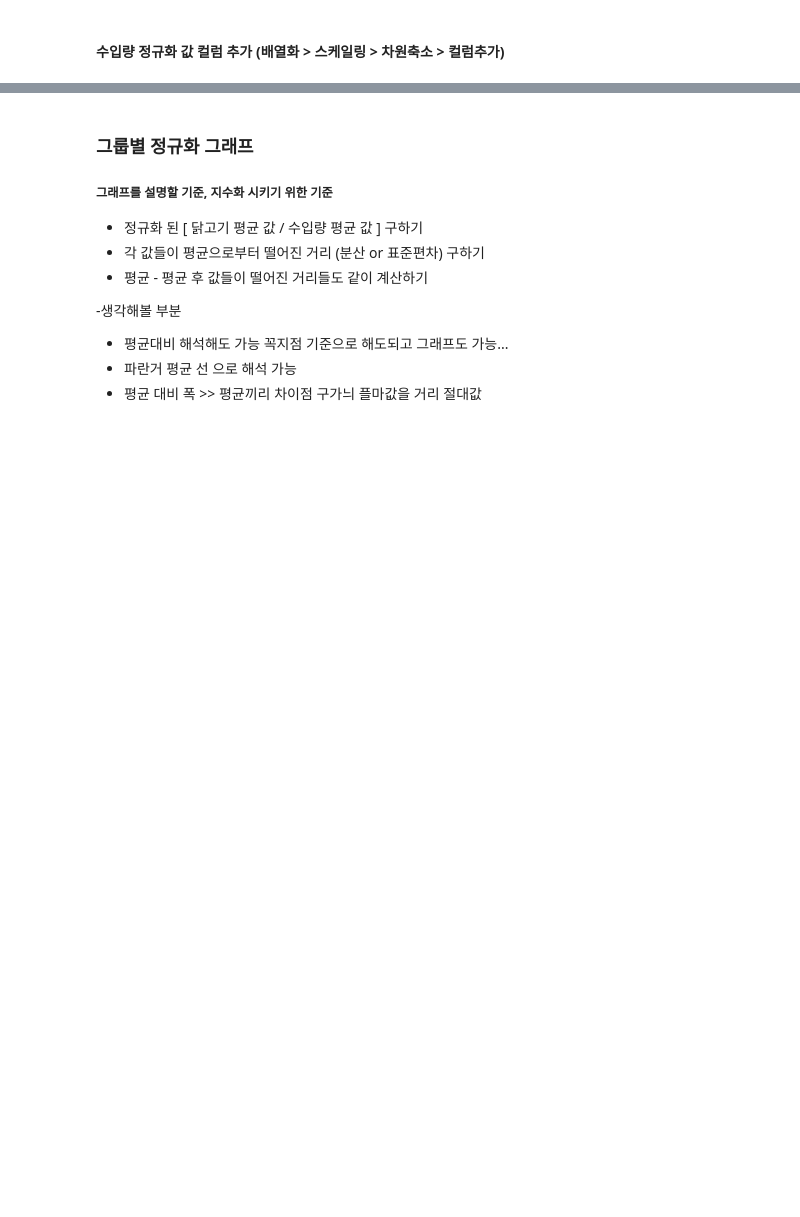
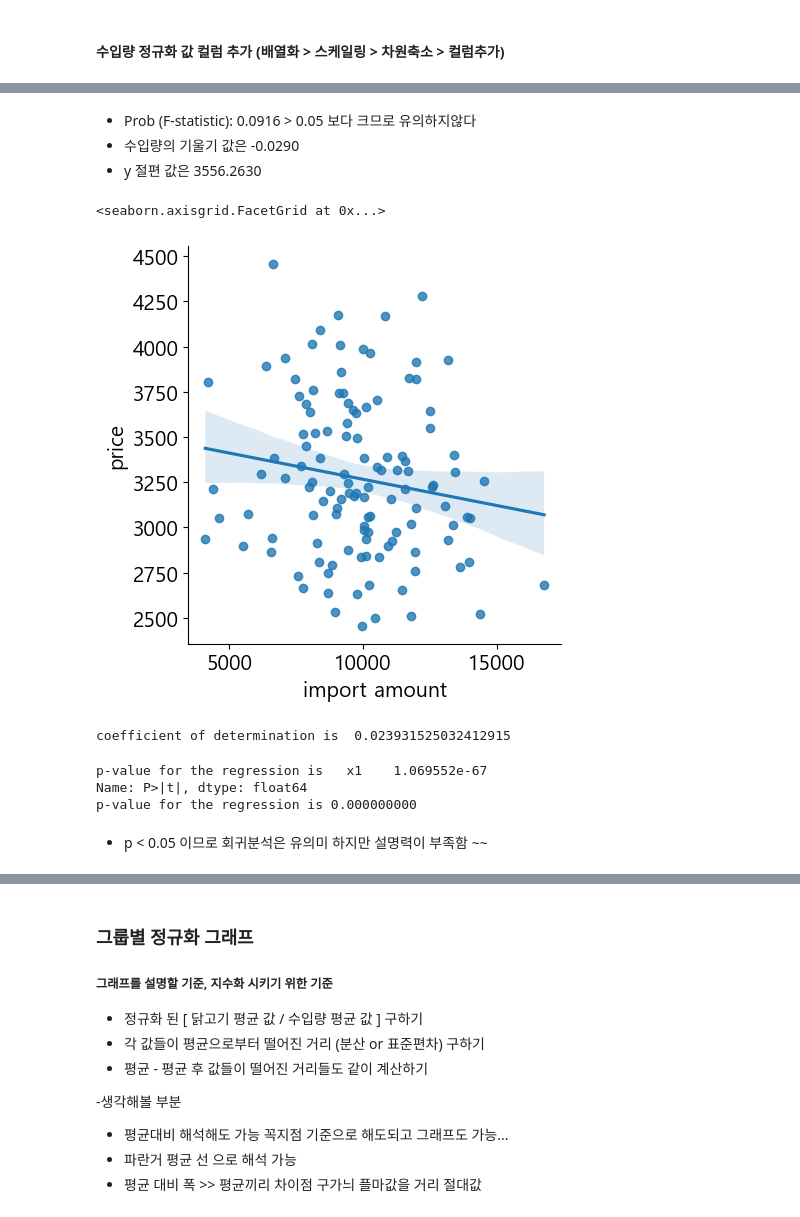
Before and after one commit to fin-special/chicken_price_prediction, a Jupyter notebook: 데이터전처리/yubin.ipynb, the cells around one changed output, grey strips where cells are left out. Saved outputs shown, nothing was run; the diff lists cells and outputs as text; code cells hidden in the pictures; blank space fills up the shorter version.

```diff
--- a/데이터전처리/yubin.ipynb
+++ b/데이터전처리/yubin.ipynb
@@ -698,0 +670,43 @@ plt.show()
+# %% [markdown]
+- Prob (F-statistic):	0.0916 > 0.05 보다 크므로 유의하지않다
+- 수입량의 기울기 값은 -0.0290
+- y 절편 값은 3556.2630
+# %%
+sns.lmplot(x='import amount', y='price', data=price_income_df)
+# %% [output]
+<seaborn.axisgrid.FacetGrid at 0x...>
+[figure, added]
+# %%
+# 통계량 분석위한 라이브러리 가져오기
+
+from sklearn.linear_model import LinearRegression
+
+# 데이터 행렬로 만들기
+
+income_amount = np.array(price_income_df.loc[:, 'import_amount']).reshape((-1,1))
+price = np.array(price_income_df.loc[:, 'price']).reshape((-1,1))
+
+# function 사용하여 선형회귀선 값 나타내기
+
+model = LinearRegression()
+model.fit(income_amount, price)
+r_sq = model.score(income_amount, price)
+print ('coefficient of determination is ', r_sq)
+# %% [output]
+coefficient of determination is  0.023931525032412915
+# %%
+# p-value 계산하기
+
+import statsmodels.api as sm
+mod = sm.OLS(income_amount, price)
+fii = mod.fit()
+p_value = fii.summary2().tables[1]['P>|t|']
+
+print ('p-value for the regression is  ',  p_value)
+print ('p-value for the regression is %0.9f ' % p_value)
+# %% [output]
+p-value for the regression is   x1    1.069552e-67
+Name: P>|t|, dtype: float64
+p-value for the regression is 0.000000000
+# %% [markdown]
+- p < 0.05 이므로 회귀분석은 유의미 하지만 설명력이 부족함 ~~
```
Also changed, not shown: parts of 148 cells of this notebook, 5 other files.
